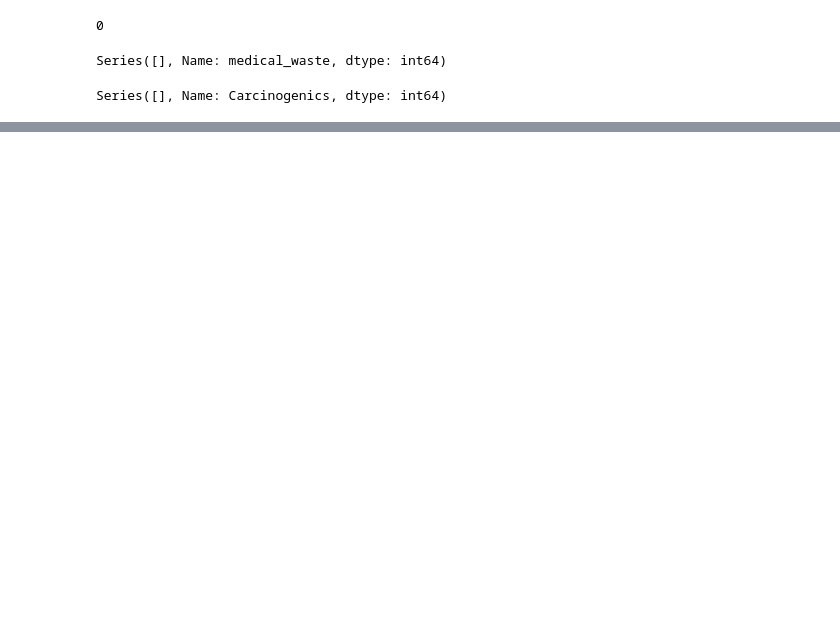
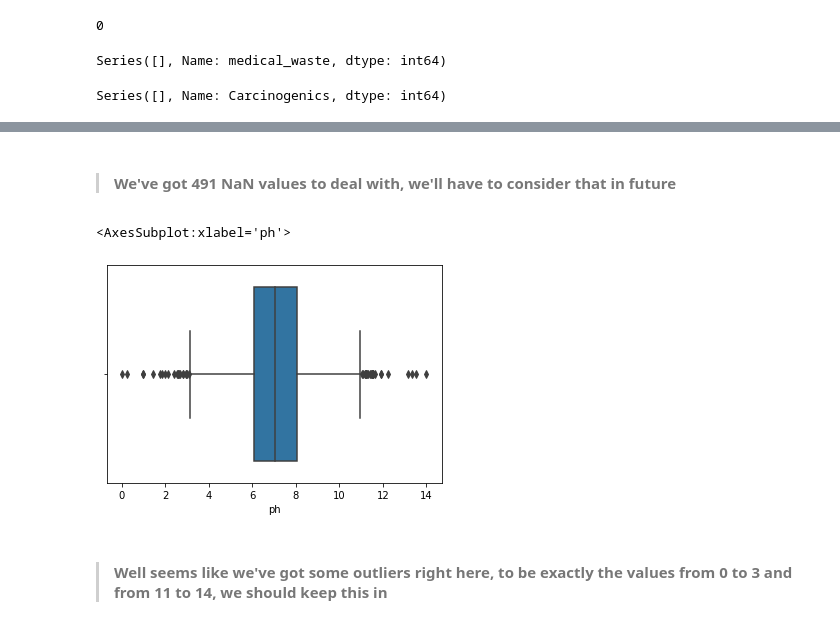
Before and after one commit to pyramixofficial/My-personal-projects, a Jupyter notebook: Exam/Untitled.ipynb, the cells around one changed output, grey strips where cells are left out. Cells and saved outputs as stored; diff of their text form; code cells hidden in the pictures; blank space fills up the shorter version.

```diff
--- a/Exam/Untitled.ipynb
+++ b/Exam/Untitled.ipynb
@@ -60,0 +135,10 @@ Series([], Name: Carcinogenics, dtype: int64)
+# %% [markdown]
+>#### We've got 491 NaN values to deal with, we'll have to consider that in future
+# %%
+import seaborn as sns
+sns.boxplot(data['ph'])
+# %% [output]
+<AxesSubplot:xlabel='ph'>
+[figure, added]
+# %% [markdown]
+>#### Well seems like we've got some outliers right here, to be exactly the values from 0 to 3 and from 11 to 14, we should keep this in
```
Also changed, not shown: parts of 15 cells of this notebook, 1 other file.
